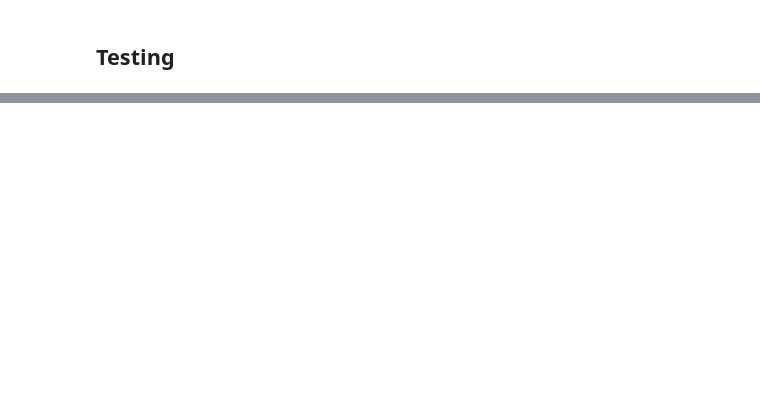
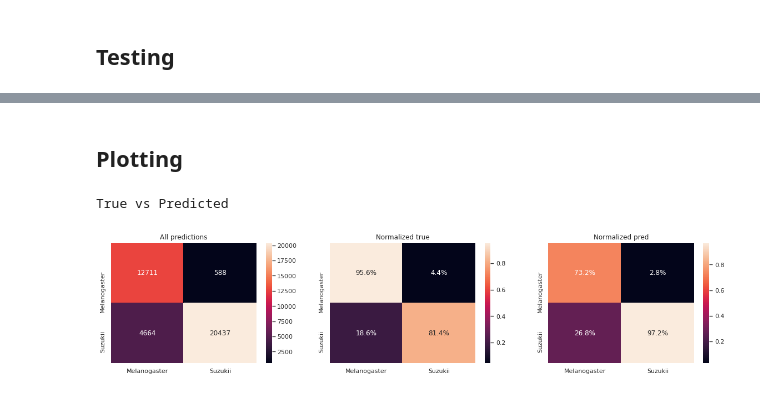
Before and after one commit to kalfasyan/wbai, a Jupyter notebook: Training_Conv1D.ipynb, the cells around one changed output, grey strips where cells are left out. Cells and saved outputs as stored; diff of their text form; code cells hidden in the pictures; blank space fills up the shorter version.

```diff
--- a/Training_Conv1D.ipynb
+++ b/Training_Conv1D.ipynb
@@ -227,0 +240,13 @@ RuntimeError: Input type (torch.FloatTensor) and weight type (torch.cuda.FloatTe
+# %%
+ds1 = WingbeatsDataset(dsname="Suzukii_RL/R", custom_label=[1], transform=transforms.Compose(transforms_list)).clean()
+ds2 = WingbeatsDataset(dsname="Suzukii_RL/L", custom_label=[1], transform=transforms.Compose(transforms_list)).clean()
+ds3 = WingbeatsDataset(dsname="Melanogaster_RL/Z", custom_label=[0], transform=transforms.Compose(transforms_list)).clean()
+ds4 = WingbeatsDataset(dsname="Melanogaster_RL/X", custom_label=[0], transform=transforms.Compose(transforms_list)).clean()
+ds5 = WingbeatsDataset(dsname="Melanogaster_RL/W", custom_label=[0], transform=transforms.Compose(transforms_list)).clean()
+
+dslist = [ds1, ds2, ds3, ds4, ds5]#, dmel2, dsuz2]
+
+test_dataset = ConcatDataset(dslist)
+test_dataloader = DataLoader(test_dataset, batch_size=batch_size_val, num_workers=num_workers)
+
+test(model,test_dataloader)
@@ -227,0 +303,5 @@ RuntimeError: Input type (torch.FloatTensor) and weight type (torch.cuda.FloatTe
+# %%
+df = pd.DataFrame(results)
+df['humidity'] = df.fnames.apply(lambda x: x.split('/')[-1].split('_')[-1][:-4]).astype(float).values
+df['temperature'] = df.fnames.apply(lambda x: x.split('/')[-1].split('_')[-3]).astype(float).values
+df.sample(3)
@@ -227,0 +313,22 @@ RuntimeError: Input type (torch.FloatTensor) and weight type (torch.cuda.FloatTe
+# %% [markdown]
+## Plotting
+# %%
+from sklearn.metrics import confusion_matrix
+import seaborn as sns
+sns.set()
+ticklabels = ['Melanogaster','Suzukii']
+# %%
+plt.figure(figsize=(20,4));
+print("True vs Predicted")
+plt.subplot(1,3,1); plt.title('All predictions');
+cm = confusion_matrix(y_true=df.labels.astype(int), y_pred=df.preds_labels, normalize=None)
+sns.heatmap(cm, annot=True, fmt='g', xticklabels=ticklabels, yticklabels=ticklabels);
+plt.subplot(1,3,2); plt.title('Normalized true')
+cm = confusion_matrix(y_true=df.labels.astype(int), y_pred=df.preds_labels, normalize='true')
+sns.heatmap(cm, annot=True, fmt='.1%', xticklabels=ticklabels, yticklabels=ticklabels);
+plt.subplot(1,3,3); plt.title('Normalized pred')
+cm = confusion_matrix(y_true=df.labels.astype(int), y_pred=df.preds_labels, normalize='pred')
+sns.heatmap(cm, annot=True, fmt='.1%', xticklabels=ticklabels, yticklabels=ticklabels);
+# %% [output]
+True vs Predicted
+[figure, added]
```
Also changed, not shown: parts of 17 cells of this notebook, 7 other files.
